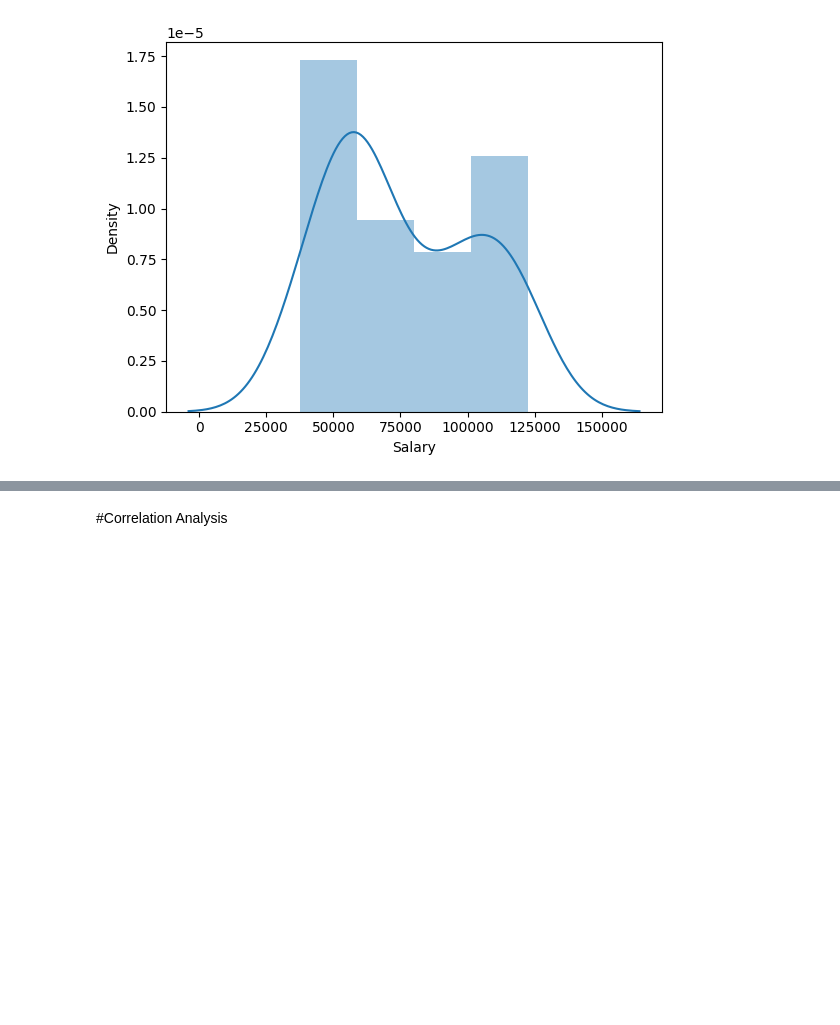
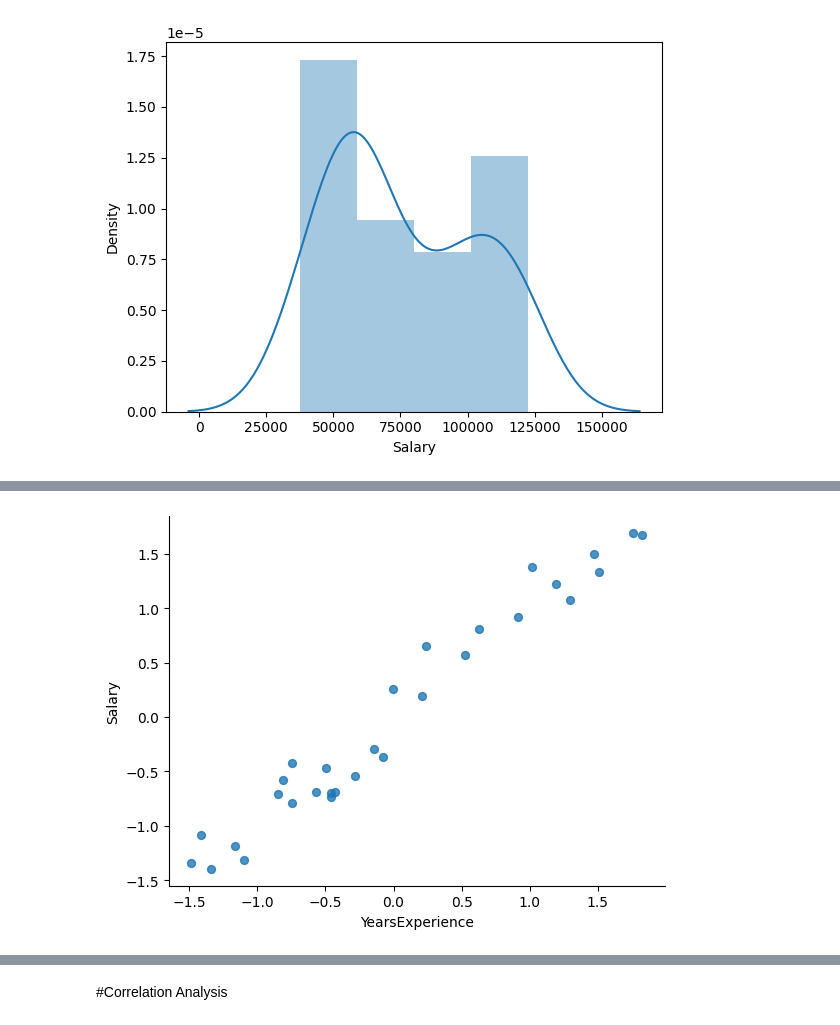
Before and after one commit to Mohammed-Aasim-9988/Assignments_DS, a Jupyter notebook: simple_linear_regression_2_salary.ipynb, the cells around one changed output, grey strips where cells are left out. Cells and saved outputs as stored; diff of their text form; code cells hidden in the pictures; blank space fills up the shorter version.

```diff
--- a/simple_linear_regression_2_salary.ipynb
+++ b/simple_linear_regression_2_salary.ipynb
@@ -76,3 +76,7 @@ https://gist.github.com/mwaskom/de44147ed2974457ad6372750bbe5751
   sns.distplot(dataset['Salary'])
 <Axes: xlabel='Salary', ylabel='Density'>
 [figure]
+# %%
+ #Standardization(Z-score normalization)
+data_standardized = (dataset - dataset.mean()) / dataset.std()
+data_standardized
@@ -78,0 +101,6 @@ https://gist.github.com/mwaskom/de44147ed2974457ad6372750bbe5751
+# %%
+from matplotlib import pyplot as plt
+data_standardized.plot(kind='scatter', x='YearsExperience', y='Salary', s=32, alpha=.8)
+plt.gca().spines[['top', 'right',]].set_visible(False)
+# %% [output]
+[figure, added]
```
Also changed, not shown: parts of 12 cells of this notebook.
